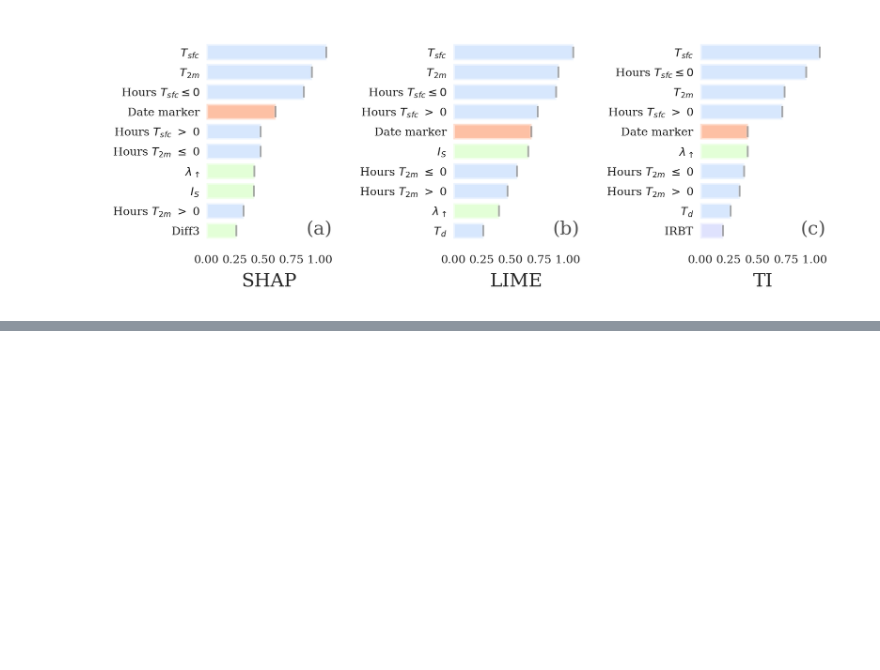
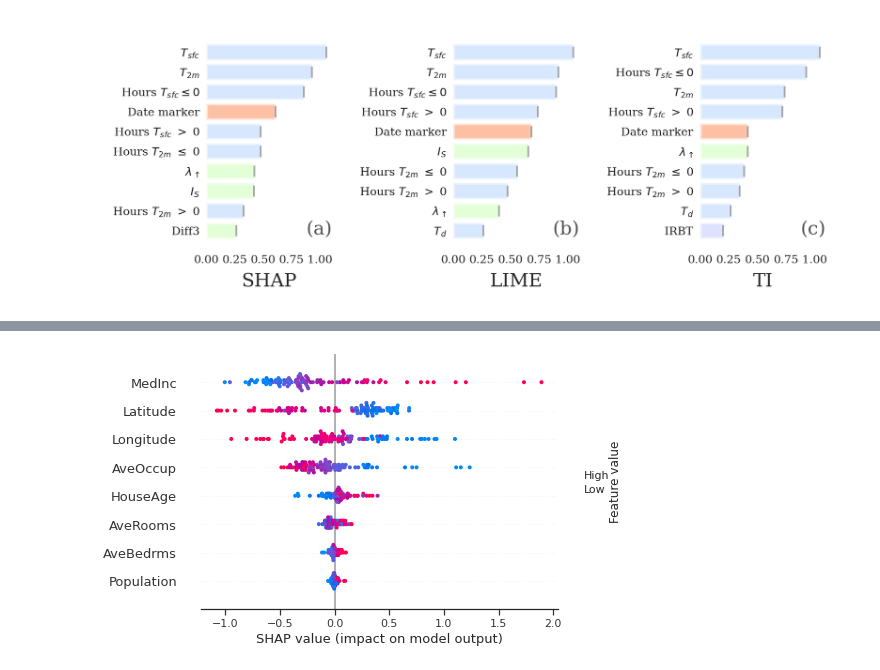
Before and after one commit to monte-flora/scikit-explain, a Jupyter notebook: tutorial_notebooks/additional_feature_attribution_plots.ipynb, the cells around one changed output, grey strips where cells are left out. Cells and saved outputs as stored; diff of their text form; code cells hidden in the pictures; blank space fills up the shorter version.

```diff
--- a/tutorial_notebooks/additional_feature_attribution_plots.ipynb
+++ b/tutorial_notebooks/additional_feature_attribution_plots.ipynb
@@ -217,10 +223,12 @@ results = explainer.local_attributions('shap', shap_kws={
 # %%
 explainer.scatter_plot(
                     plot_type = 'summary',
                     estimator_name = 'Random Forest',
-                    values=results['shap_values__Random Forest'].values,
+                    dataset=results,
                     display_feature_names=plotting_config.display_feature_names,
 )
+# %% [output]
+[figure, added]
 # %%
 explainer.scatter_plot(
                     plot_type = 'dependence',
```
Also changed, not shown: parts of 19 cells of this notebook, 4 other files.
